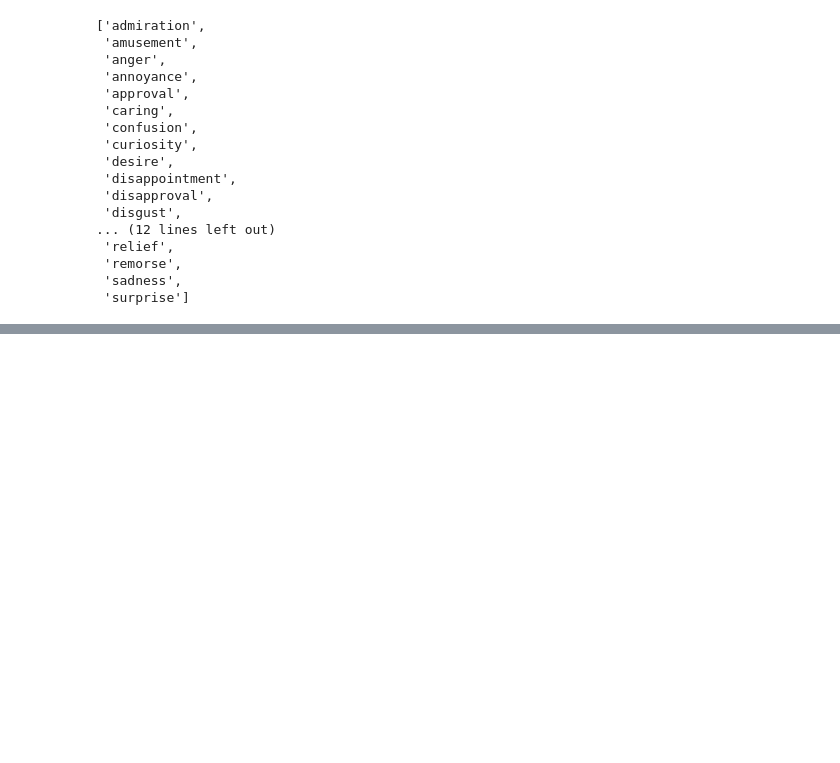
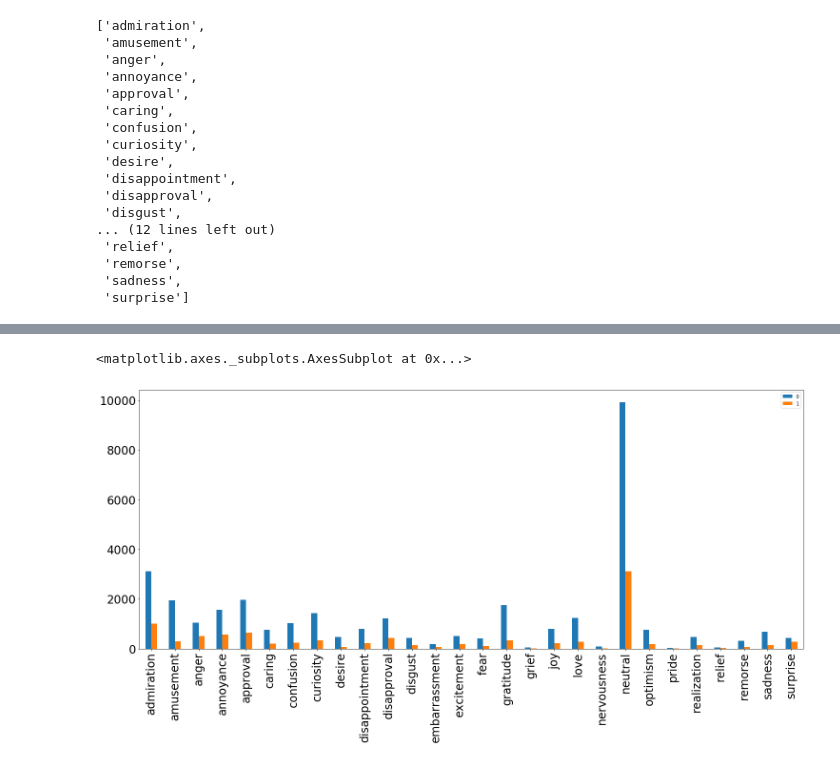
Before and after one commit to readysetgit/BERT_sarcasm_goemotions, a Jupyter notebook: bert-goemotions-test.ipynb, the cells around one changed output, grey strips where cells are left out. Saved outputs shown, nothing was run; the diff lists cells and outputs as text; code cells hidden in the pictures; blank space fills up the shorter version.

```diff
--- a/bert-goemotions-test.ipynb
+++ b/bert-goemotions-test.ipynb
@@ -212,0 +217,6 @@ df.head()
+# %%
+for idx,val in enumerate(final_answers):
+    for emotion in emotions:
+        if (df.loc[idx][emotion] == True):
+            inference_df[emotion][val] = inference_df[emotion][val]+1;
+            break;
@@ -213 +230,6 @@ df.head()
+# %%
+inference_df.T.plot(kind='bar',figsize=[25,10], fontsize=24, rot = 90,)
+# %% [output]
+<matplotlib.axes._subplots.AxesSubplot at 0x...>
+[figure, added]
 # %%
```
Also changed, not shown: parts of 11 cells of this notebook.
